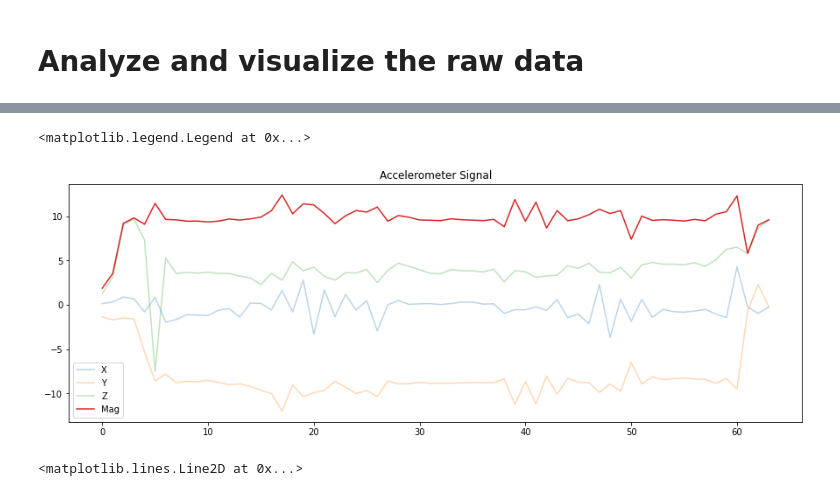
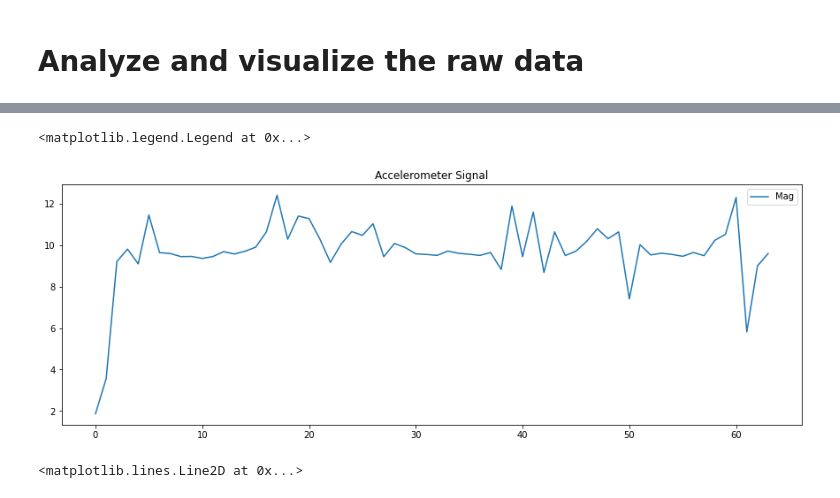
Before and after one commit to rahulsurti97/ubicomp, a Jupyter notebook: Assignment 2/pythonserver/StepTracker-Exercises.ipynb, the cells around one changed output, grey strips where cells are left out. Saved outputs shown, nothing was run; the diff lists cells and outputs as text; code cells hidden in the pictures.

```diff
--- a/Assignment 2/pythonserver/StepTracker-Exercises.ipynb
+++ b/Assignment 2/pythonserver/StepTracker-Exercises.ipynb
@@ -48,21 +47,21 @@ received_data_2024-02-07_115342.txt
 #log_filename = 'arduino_accel_leftwrist_3sets_15steps_leftwrist_nodelay_115200.csv'
 # log_filename = 'arduino_accel_righthoodiepocket_3sets_15steps_delay10_9600baud_subset.csv'
 #log_filename = 'arduino_accel_leftwrist_15steps_3hops_3halfspin_3touchceiling_thenshake_nodelay_115200.csv'
-log_filename = "received_data_2024-02-07_121329.txt"
+log_filename = "received_data_2024-02-07_135956.csv"
 log_filename_with_path = os.path.join(log_path, log_filename)
 
 # Use loadtxt to load and parse csv data.
 # https://numpy.org/doc/stable/reference/generated/numpy.loadtxt.html?highlight=loadtxt#numpy.loadtxt
-np.loadtxt(log_filename_with_path, delimiter=',', unpack=True, skiprows=1)
+# np.loadtxt(log_filename_with_path, delimiter=', ', unpack=True, skiprows=1)
 
 raw_data = np.loadtxt(log_filename_with_path, delimiter=',', unpack=True, skiprows=1)
-(timestamp, accel_x, accel_y, accel_z, magnitude) = raw_data
+(timestamp, magnitude) = raw_data
 
 # Calculate the magnitude of the x, y, z acceleration values
 # to get the overall "strength" of acceleration at each time step
 # Magnitude is a particularly helpful value when working with accelerometers
 # because it is orientation agnostic
-accel_mag = np.sqrt(accel_x**2 + accel_y**2 + accel_z**2)
+# accel_mag = np.sqrt(accel_x**2 + accel_y**2 + accel_z**2)
 accel_time = timestamp
-print("Read in {} samples from {}".format(len(accel_x), log_filename))
+print("Read in {} samples from {}".format(len(magnitude), log_filename))
 # %% [output]
@@ -164,19 +163,19 @@ axes.legend()
 # %%
 # Let's make another version but this time emphasize the magnitude stream
 # Try collecting your own data and switching the orientation of the accelerometer
 # between data collection sets. What happens to x,y,z? What happens to the magnitude?
 fig, axes = plt.subplots(1, figsize=(15, 5)) #figsize is width, height
-axes.plot(accel_x, alpha=0.3, label="X")
-axes.plot(accel_y, alpha=0.3, label="Y")
-axes.plot(accel_z, alpha=0.3, label="Z")
+# axes.plot(accel_x, alpha=0.3, label="X")
+# axes.plot(accel_y, alpha=0.3, label="Y")
+# axes.plot(accel_z, alpha=0.3, label="Z")
 axes.plot(accel_mag, alpha=1, label="Mag")
 
 # set the title and show the legend
 axes.set_title("Accelerometer Signal")
 axes.legend()
 # %% [output]
 <matplotlib.legend.Legend at 0x...>
-[figure, old version]
+[figure, new version]
 # %%
 # Often it's useful to show a zoomed in view. We'll select a random 2-sec segment to highlight
 import random
```
Also changed, not shown: parts of 3 cells of this notebook, 5 other files.
